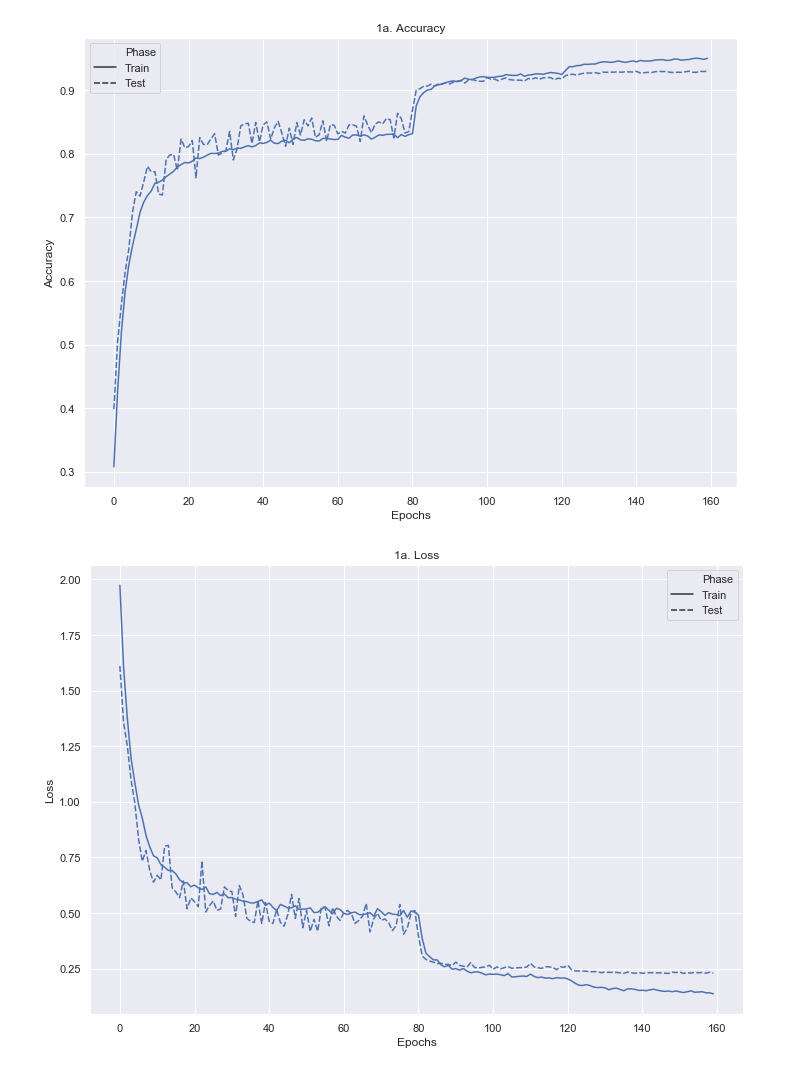
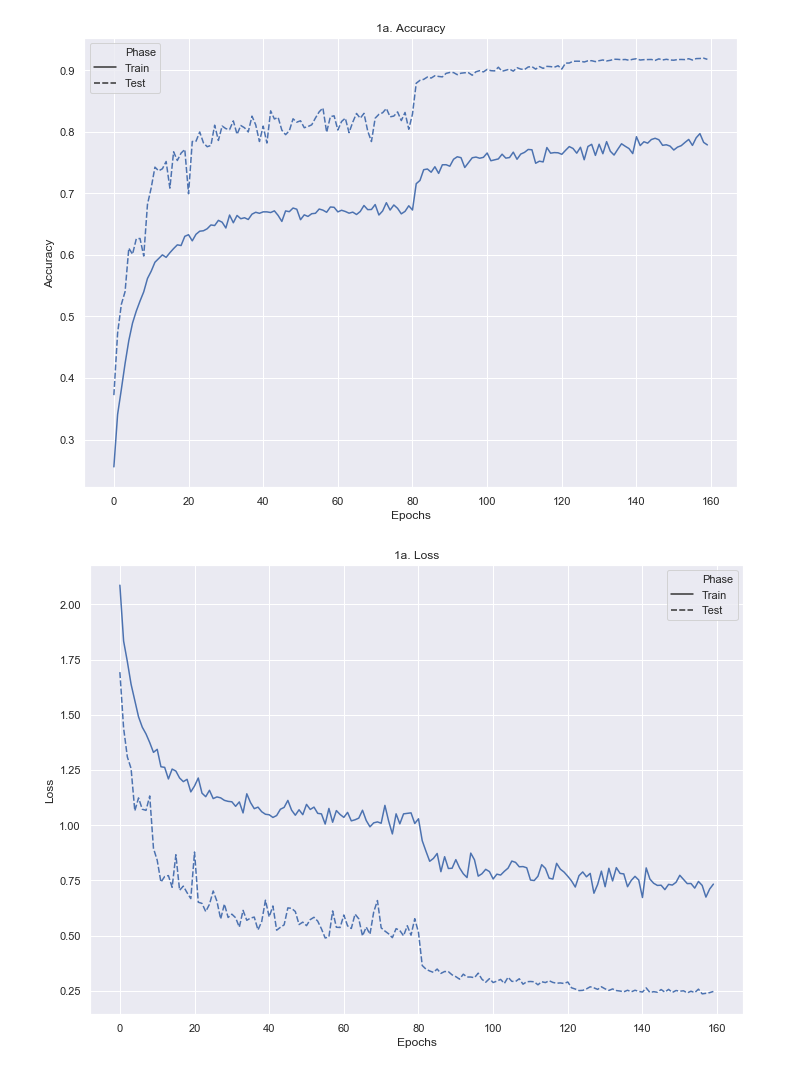
Before and after one commit to Vio8023/pytorch-cifar, a Jupyter notebook: plotlearningcurve.ipynb, the cells around one changed output. Cells and saved outputs as stored; diff of their text form; code cells hidden in the pictures.

```diff
--- a/plotlearningcurve.ipynb
+++ b/plotlearningcurve.ipynb
@@ -23,26 +23,26 @@ def getresult(fn):
 # %%
 import pandas as pd
 import numpy as np
 
 nepochs = 160
-filename = "9299exp_SSResNet20_start_epoch_0_epochs_160.pk"
+filename = "9178_SSResNet20_start_epoch_0_epochs_160.pk"
 ra = getresult(filename)
 
 dfe = pd.DataFrame()
 dfs = pd.DataFrame()
 
 df1 = pd.DataFrame({"Accuracy":ra['train_acc'],"Phase":'Train' ,"Epochs":list(range(nepochs))})
 df2 = pd.DataFrame({"Accuracy":ra['val_acc'], "Phase":'Test' ,"Epochs":list(range(nepochs))})
 df3 = pd.DataFrame({"Loss":ra['train_loss'],"Phase":'Train' ,"Epochs":list(range(nepochs))})
 df4 = pd.DataFrame({"Loss":ra['val_loss'], "Phase":'Test' ,"Epochs":list(range(nepochs))})
 
 dfe = pd.concat([dfe, df1, df2])
 dfs = pd.concat([dfs, df3, df4])
 
-plot2(dfe, "Epochs", "Accuracy",  style="Phase", pal_num=1, label="1a. Accuracy", savename="ss_default_acc")
-plot2(dfs, "Epochs", "Loss", style="Phase", pal_num=1, label="1a. Loss", savename="ss_default_loss")
+plot2(dfe, "Epochs", "Accuracy",  style="Phase", pal_num=1, label="1a. Accuracy", savename="all3_acc")
+plot2(dfs, "Epochs", "Loss", style="Phase", pal_num=1, label="1a. Loss", savename="all3_loss")
 # %% [output]
-[figure, old version]
+[figure, new version]
-[figure, old version]
+[figure, new version]
 # %%
 sns.
```
Also changed, not shown: 1 other file.
